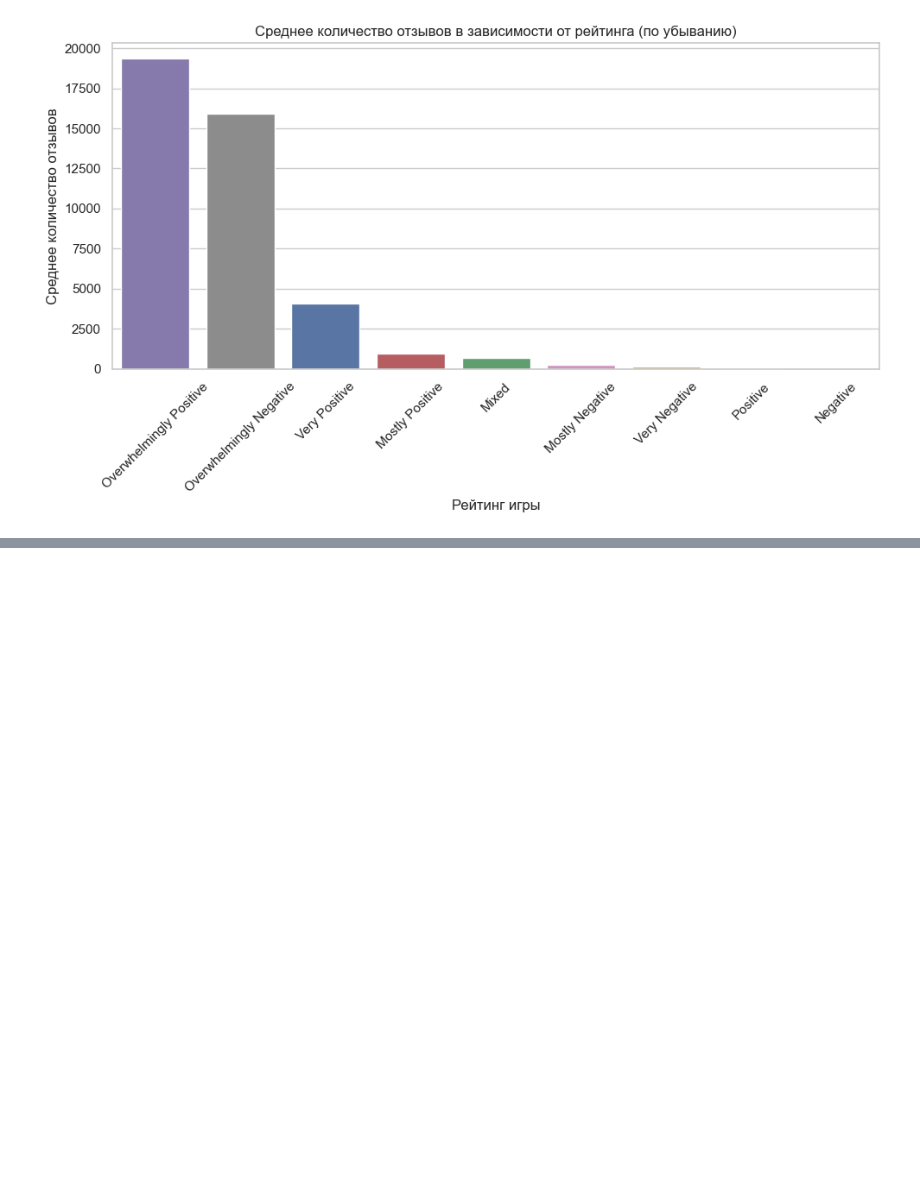
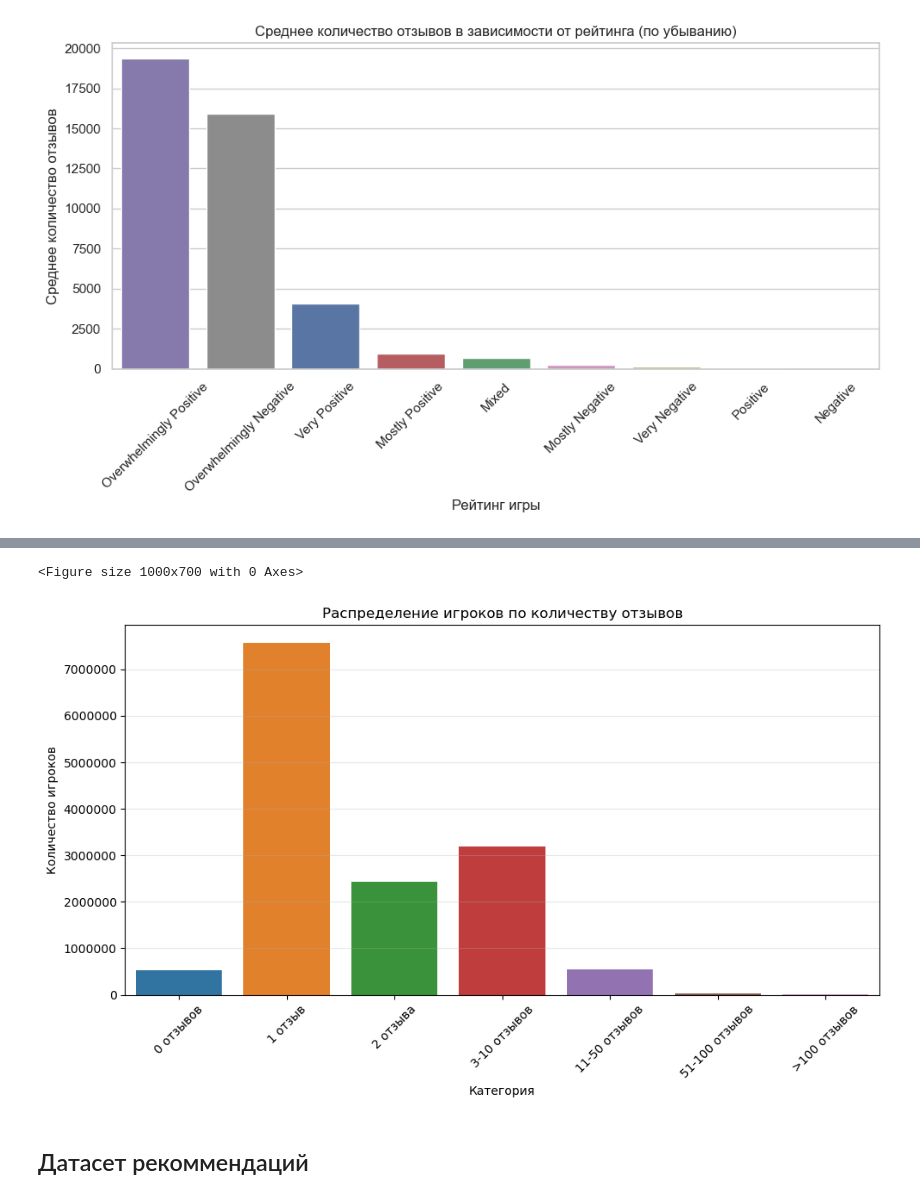
Before and after one commit to garaganlol/aie_Mirea, a Jupyter notebook: project/notebooks/eda_v1.ipynb, the cells around one changed output, grey strips where cells are left out. Cells and saved outputs as stored; diff of their text form; code cells hidden in the pictures; blank space fills up the shorter version.

```diff
--- a/project/notebooks/eda_v1.ipynb
+++ b/project/notebooks/eda_v1.ipynb
@@ -230,0 +354,16 @@ plt.show()
+# %%
+zero_review_users = users[users['reviews'] == 0]
+one_review_users = users[users['reviews'] == 1]
+two_review_users = users[users['reviews'] == 2]
+three_to_ten_reviews_users = users[(users['reviews'] <= 10) & (users['reviews'] > 2)]
+eleven_to_50_reviews_users = users[(users['reviews'] <= 50) & (users['reviews'] > 10)]
+fiftyone_to_100_reviews_users = users[(users['reviews'] <= 100) & (users['reviews'] > 50)]
+onehundred_plus_reviews_users = users[users['reviews'] > 100]
+
+print(f'Кол-во пользователей с 0 отзывов: {len(zero_review_users)}')
+print(f'Кол-во пользователей с 1 отзывом: {len(one_review_users)}')
+print(f'Кол-во пользователей с 2 отзывами: {len(two_review_users)}')
+print(f'Кол-во пользователей у которых от 3 до 10 отзывов: {len(three_to_ten_games_users)}')
+print(f'Кол-во пользователей у которых от 11 до 50 отзывов: {len(eleven_to_50_reviews_users)}')
+print(f'Кол-во пользователей у которых от 50 до 100 отзывов: {len(fiftyone_to_100_reviews_users)}')
+print(f'Кол-во пользователей у которых более 100 отзывов: {len(onehundred_plus_reviews_users)}')
@@ -230,0 +378,14 @@ plt.show()
+# %%
+df = pd.DataFrame({
+    'Категория': ['0 отзывов', '1 отзыв', '2 отзыва', '3-10 отзывов', '11-50 отзывов', '51-100 отзывов', '>100 отзывов'],
+    'Количество игроков': [
+        len(zero_review_users),
+        len(one_review_users),
+        len(two_review_users),
+        len(three_to_ten_reviews_users),
+        len(eleven_to_50_reviews_users),
+        len(fiftyone_to_100_reviews_users),
+        len(onehundred_plus_reviews_users)
+    ]
+})
+df
@@ -230,0 +401,15 @@ plt.show()
+# %%
+fig = plt.figure(figsize = (10, 7))
+plt.figure(figsize=(10, 6))
+sns.barplot(data=df, x='Категория', y='Количество игроков', hue='Категория')
+plt.ticklabel_format(axis='y', style='plain')
+plt.grid(axis='y', alpha=0.3)
+plt.title('Распределение игроков по количеству отзывов')
+plt.xticks(rotation=45)
+plt.tight_layout()
+plt.show()
+# %% [output]
+<Figure size 1000x700 with 0 Axes>
+[figure, added]
+# %% [markdown]
+## Датасет рекоммендаций
```
Also changed, not shown: parts of 55 cells of this notebook.
